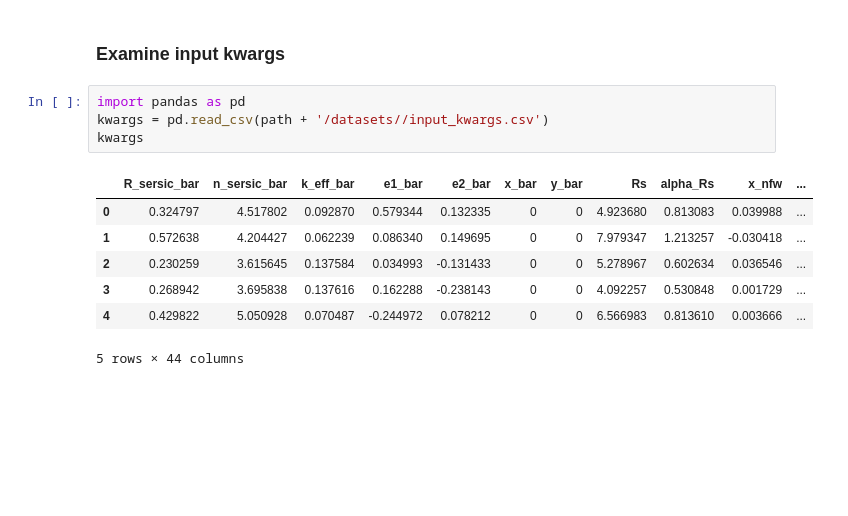
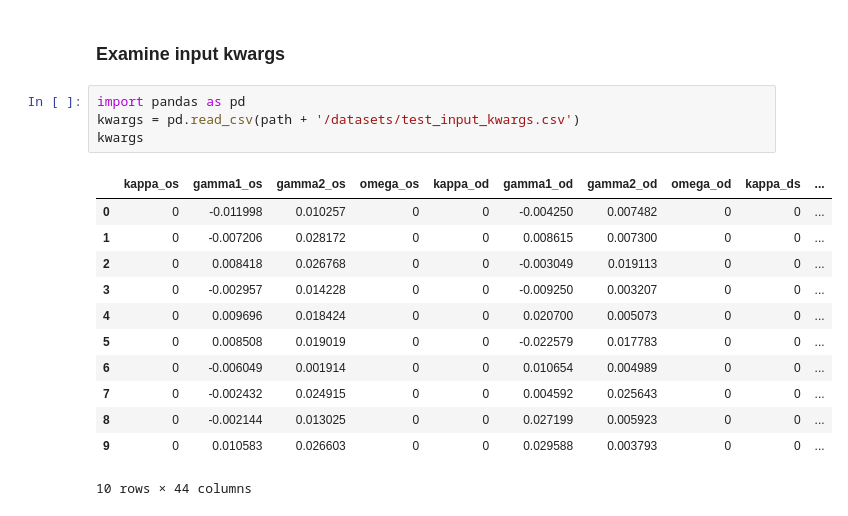
Before and after one commit to nataliehogg/analosis, a Jupyter notebook: analosis/notebooks/analosis_notebook.ipynb, the cells around one changed output. Drawn from its saved outputs; the diff is of its cells as text; blank space fills up the shorter version.

```diff
--- a/analosis/notebooks/analosis_notebook.ipynb
+++ b/analosis/notebooks/analosis_notebook.ipynb
@@ -143,13 +99,18 @@ WARNING:chainconsumer:Parameter gamma1_los in chain Chain 4 is not constrained
 ### Examine input kwargs
 # %%
 import pandas as pd
-kwargs = pd.read_csv(path + '/datasets//input_kwargs.csv')
+kwargs = pd.read_csv(path + '/datasets/test_input_kwargs.csv')
 kwargs
 # %% [output]
-|  | R_sersic_bar | n_sersic_bar | k_eff_bar | e1_bar | e2_bar | x_bar | y_bar | Rs | alpha_Rs | x_nfw | ... |
-| 0 | 0.324797 | 4.517802 | 0.092870 | 0.579344 | 0.132335 | 0 | 0 | 4.923680 | 0.813083 | 0.039988 | ... |
-| 1 | 0.572638 | 4.204427 | 0.062239 | 0.086340 | 0.149695 | 0 | 0 | 7.979347 | 1.213257 | -0.030418 | ... |
-| 2 | 0.230259 | 3.615645 | 0.137584 | 0.034993 | -0.131433 | 0 | 0 | 5.278967 | 0.602634 | 0.036546 | ... |
-| 3 | 0.268942 | 3.695838 | 0.137616 | 0.162288 | -0.238143 | 0 | 0 | 4.092257 | 0.530848 | 0.001729 | ... |
-| 4 | 0.429822 | 5.050928 | 0.070487 | -0.244972 | 0.078212 | 0 | 0 | 6.566983 | 0.813610 | 0.003666 | ... |
+|  | kappa_os | gamma1_os | gamma2_os | omega_os | kappa_od | gamma1_od | gamma2_od | omega_od | kappa_ds | ... |
+| 0 | 0 | -0.011998 | 0.010257 | 0 | 0 | -0.004250 | 0.007482 | 0 | 0 | ... |
+| 1 | 0 | -0.007206 | 0.028172 | 0 | 0 | 0.008615 | 0.007300 | 0 | 0 | ... |
+| 2 | 0 | 0.008418 | 0.026768 | 0 | 0 | -0.003049 | 0.019113 | 0 | 0 | ... |
+| 3 | 0 | -0.002957 | 0.014228 | 0 | 0 | -0.009250 | 0.003207 | 0 | 0 | ... |
+| 4 | 0 | 0.009696 | 0.018424 | 0 | 0 | 0.020700 | 0.005073 | 0 | 0 | ... |
+| 5 | 0 | 0.008508 | 0.019019 | 0 | 0 | -0.022579 | 0.017783 | 0 | 0 | ... |
+| 6 | 0 | -0.006049 | 0.001914 | 0 | 0 | 0.010654 | 0.004989 | 0 | 0 | ... |
+| 7 | 0 | -0.002432 | 0.024915 | 0 | 0 | 0.004592 | 0.025643 | 0 | 0 | ... |
+| 8 | 0 | -0.002144 | 0.013025 | 0 | 0 | 0.027199 | 0.005923 | 0 | 0 | ... |
+| 9 | 0 | 0.010583 | 0.026603 | 0 | 0 | 0.029588 | 0.003793 | 0 | 0 | ... |
-5 rows × 44 columns
+10 rows × 44 columns
```
Also changed, not shown: parts of 4 cells of this notebook, 4 other files.
